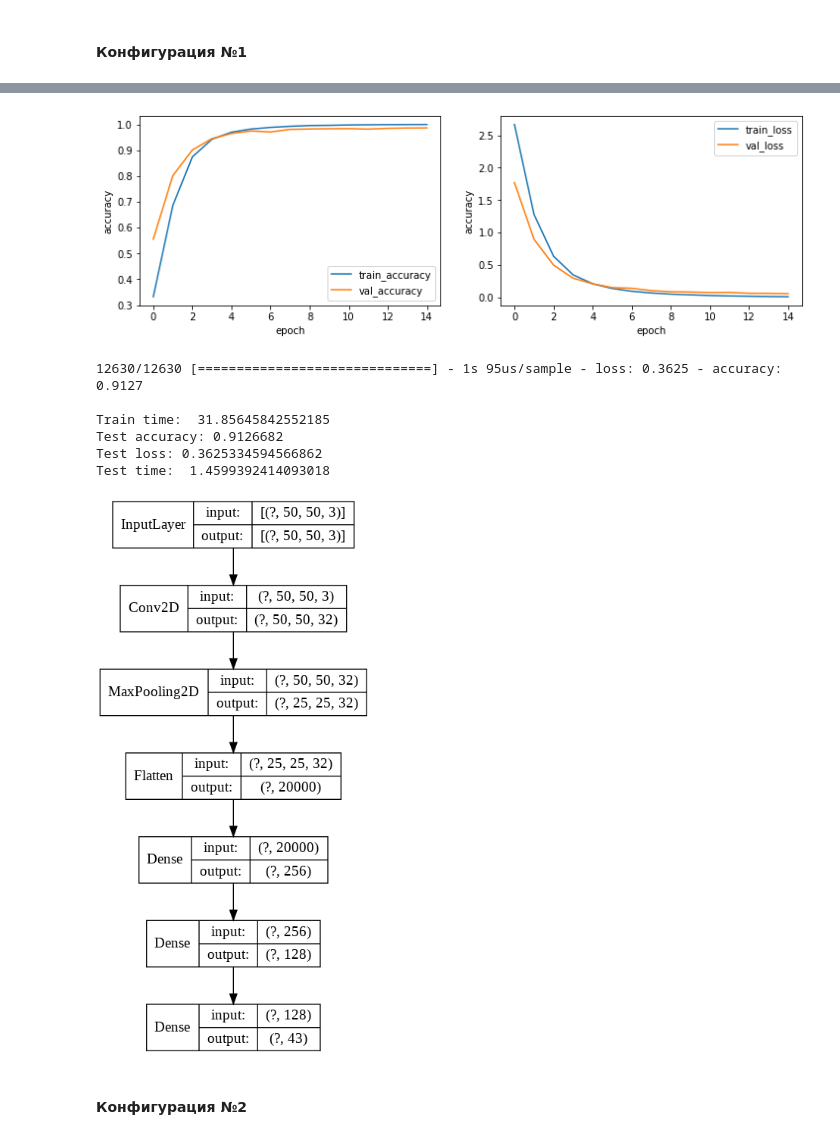
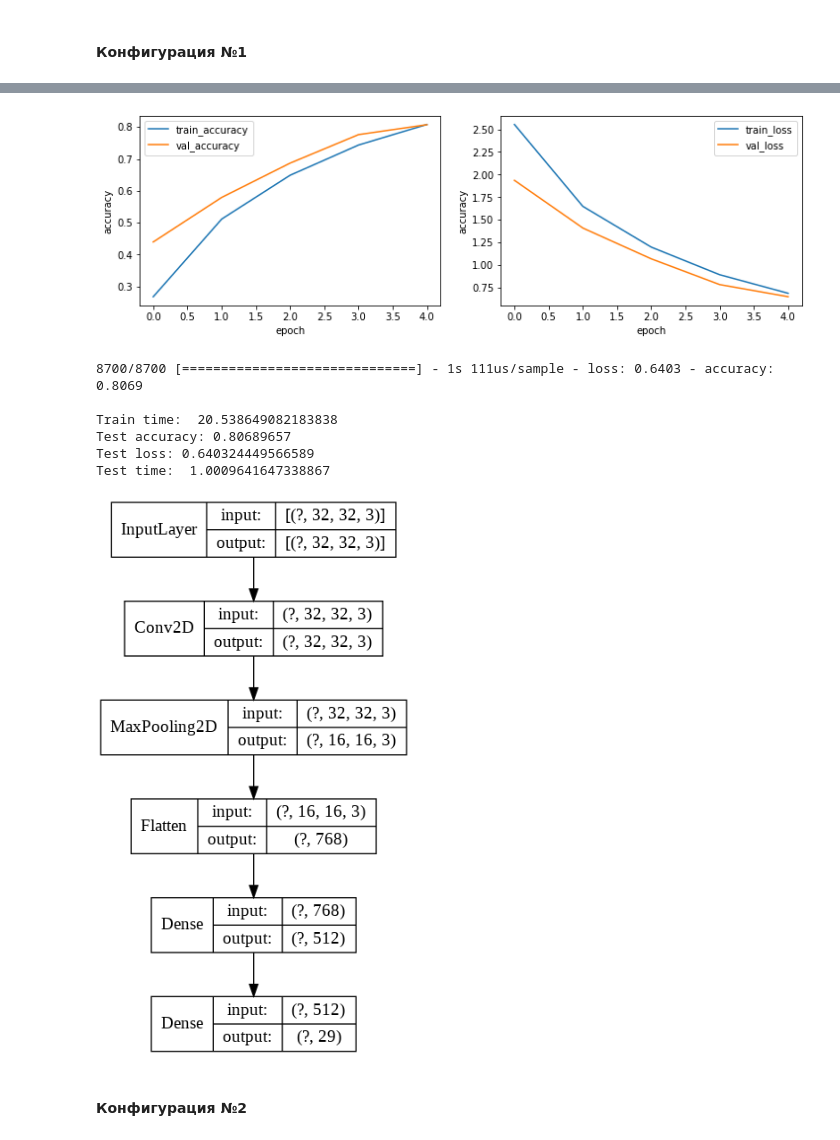
Before and after one commit to AlexKrasnov/DL, a Jupyter notebook: lab3.ipynb, the cells around one changed output, grey strips where cells are left out. Saved outputs shown, nothing was run; the diff lists cells and outputs as text; code cells hidden in the pictures.

```diff
--- a/lab3.ipynb
+++ b/lab3.ipynb
@@ -136,9 +86,9 @@ Loading:  10.530662298202515
 # %% [markdown]
 ### Запускаем сеть
 # %%
-classes = 43 # Количество классов изображений
-batch = 256 # Размер мини-выборки
-epochs = 15 # Количество эпох для обучения
+classes = 29 # Количество классов изображений
+batch = 128 # Размер мини-выборки
+epochs = 5 # Количество эпох для обучения
 learning_rate = 0.001 # Коэффициент скорости обучения
 
 def results(model):
@@ -149,7 +99,7 @@ def results(model):
 
   # Обучаем модель
   start = time()
-  history = model.fit(train_images, train_labels, batch_size=batch, epochs=epochs, validation_split=0.2, verbose=1)
+  history = model.fit(x_train, y_train, batch_size=batch, epochs=epochs, validation_split=0.1, shuffle = True, verbose=1)
   train_time = time() - start
 
   # Архитектура сети
@@ -173,7 +123,7 @@ def results(model):
 
   # Запускаем на тестовых данных
   start = time()
-  test_loss, test_acc = model.evaluate(test_images, test_labels)
+  test_loss, test_acc = model.evaluate(x_test, y_test)
   test_time = time() - start
   print('\nTrain time: ', train_time)
   print('Test accuracy:', test_acc)
@@ -184,12 +134,11 @@ def results(model):
 # %%
 # Создаём модель
 model = Sequential()
-model.add(Conv2D(32, (3, 3), padding='same', input_shape=(50, 50, 3), activation='relu'))
+model.add(Conv2D(3, (3, 3), padding='same', input_shape=(32, 32, 3), activation='relu'))
 model.add(MaxPooling2D(pool_size=(2, 2)))
 model.add(Flatten())
-model.add(Dense(256, activation='sigmoid'))
-model.add(Dense(128, activation='sigmoid'))
-model.add(Dense(43, activation='softmax'))
+model.add(Dense(512, activation='sigmoid'))
+model.add(Dense(classes, activation='softmax'))
 
 results(model)
 utils.plot_model(model, show_shapes=True, show_layer_names=False)
@@ -212,13 +161,13 @@ Trainable params: 5,159,595
 Non-trainable params: 0
 _________________________________________________________________
-[figure, old version]
+[figure, new version]
-12630/12630 [==============================] - 1s 95us/sample - loss: 0.3625 - accuracy: 0.9127
+8700/8700 [==============================] - 1s 111us/sample - loss: 0.6403 - accuracy: 0.8069
 
-Train time:  31.85645842552185
-Test accuracy: 0.9126682
-Test loss: 0.3625334594566862
-Test time:  1.4599392414093018
+Train time:  20.538649082183838
+Test accuracy: 0.80689657
+Test loss: 0.640324449566589
+Test time:  1.0009641647338867
-[figure, old version]
+[figure, new version]
 # %% [markdown]
 #### Конфигурация №2
 # %%
```
Also changed, not shown: parts of 25 cells of this notebook, 7 other files.
